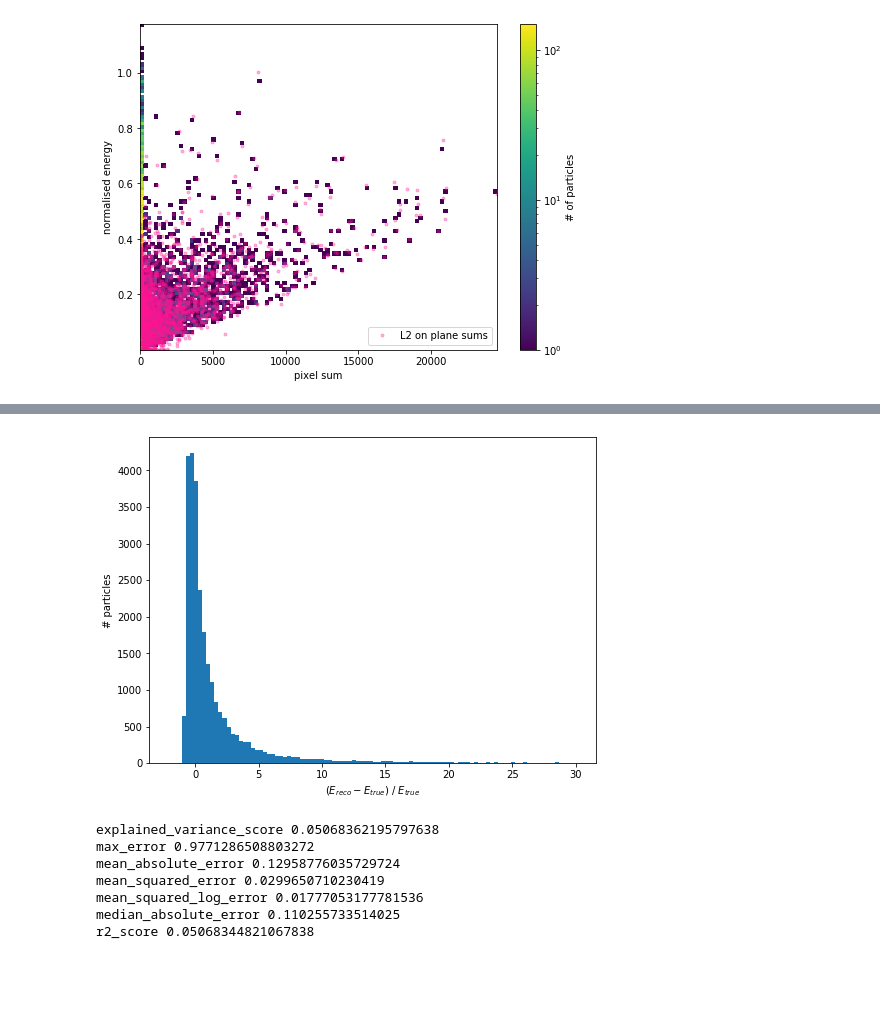
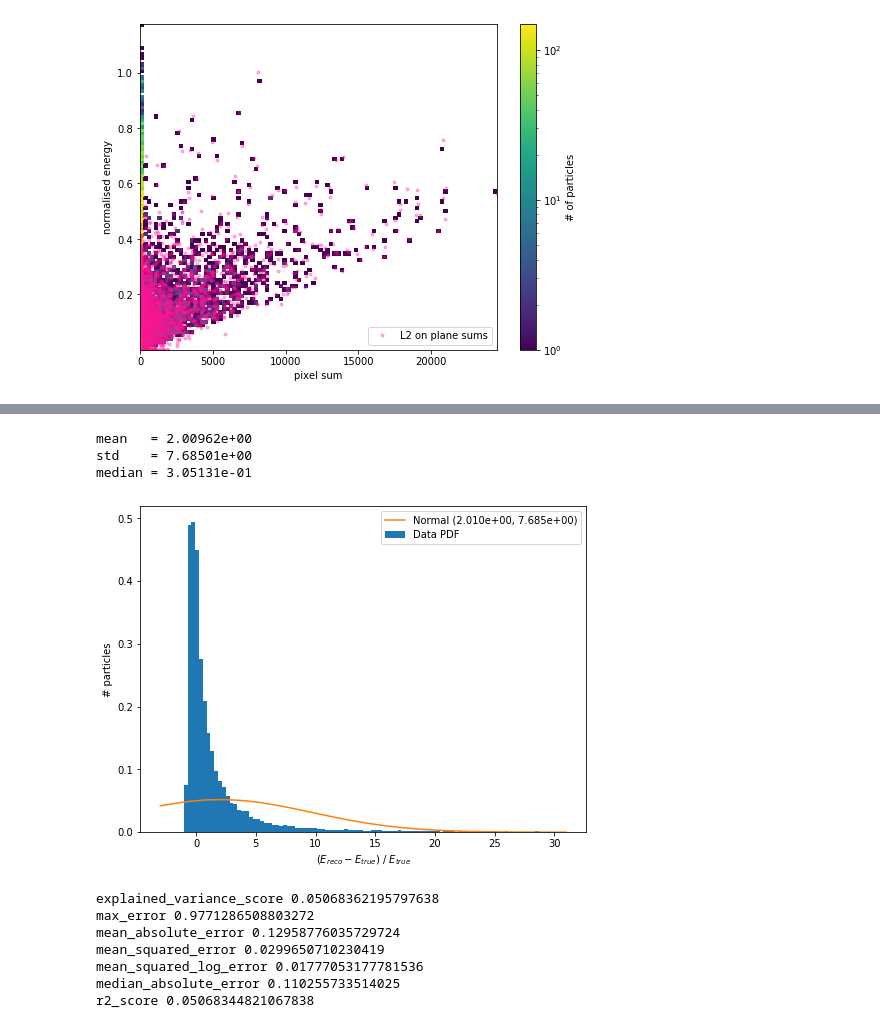
Before and after one commit to pauldebryas/SND_trackers_My_data, a Jupyter notebook: regression_projections.ipynb, the cells around one changed output, grey strips where cells are left out. Saved outputs shown, nothing was run; the diff lists cells and outputs as text; code cells hidden in the pictures; blank space fills up the shorter version.

```diff
--- a/regression_projections.ipynb
+++ b/regression_projections.ipynb
@@ -68,7 +68,10 @@ model_visualisation.plot_res_vs_energy(X_sum, y_train, y_pred_l2)
 # %%
-model_visualisation.plot_res_hist(y_train, y_pred_l2, (-2, 30))
+model_visualisation.plot_res_hist_fit(y_train, y_pred_l2, (-2, 30))
 # %% [output]
+mean   = 2.00962e+00
+std    = 7.68501e+00
+median = 3.05131e-01
-[figure, old version]
+[figure, new version]
 # %%
 model_evaluation.get_scores(y_train, y_pred_l2)
 # %% [output]
```
Also changed, not shown: parts of 2 cells of this notebook, 7 other files.
